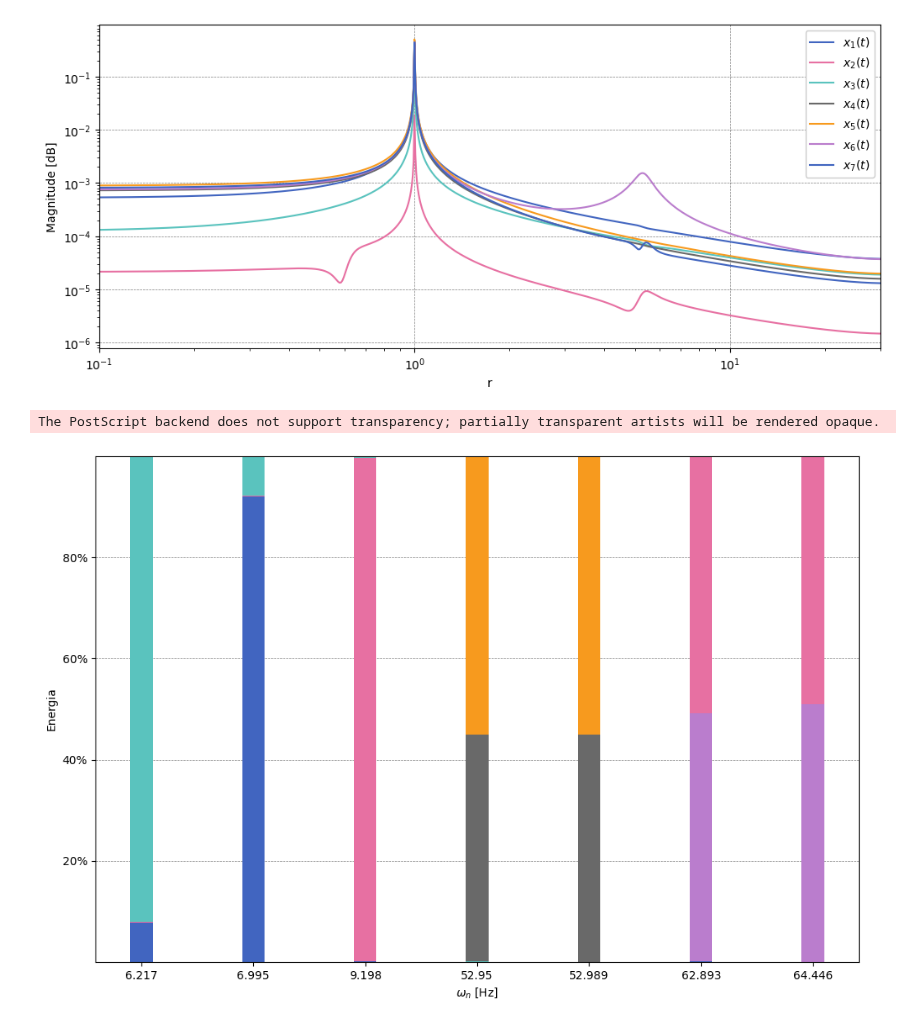
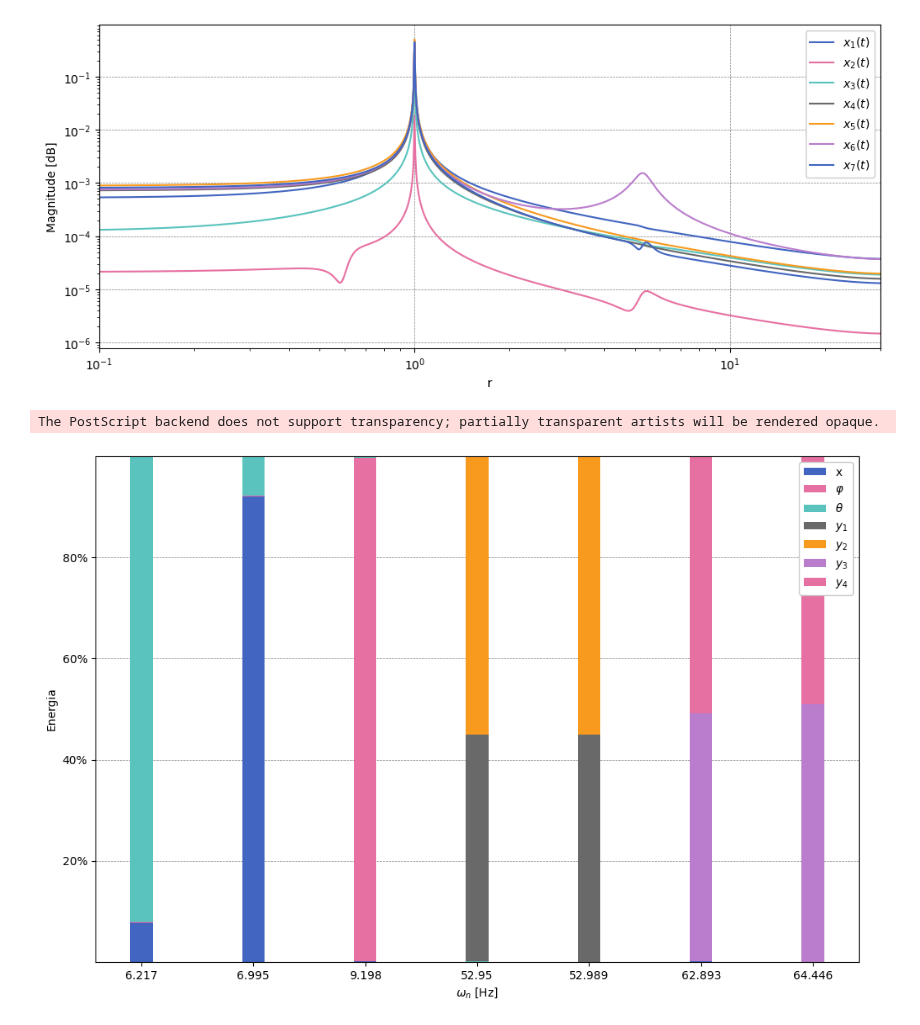
Before and after one commit to ErickNMA/vibrations, a Jupyter notebook: full_car/analise_modal.ipynb, the cells around one changed output. Cells and saved outputs as stored; diff of their text form; code cells hidden in the pictures.

```diff
--- a/full_car/analise_modal.ipynb
+++ b/full_car/analise_modal.ipynb
@@ -331,31 +332,38 @@ The PostScript backend does not support transparency; partially transparent arti
 # %%
 # for each eigenvalue ( natural frequency ), plot an bar
 # of the energy of the system at that frequency with the eigenvector
 
 
 colors = ['C6', 'C1', 'C2', 'C3', 'C4', 'C5', 'C7', 'C8', 'C9', 'C0']
 
 wn = sorted(wn, reverse=True)
 
+labels = ['x', '$\\varphi$', '$\\theta$', '$y_1$', '$y_2$', '$y_3$', '$y_4$']
+
 plt.rcParams['figure.figsize'] = (12, 8)
 plt.figure()
 for i in range(len(wn)):
     w = wn[i]
     p = np.abs(P[:, i])**2
 
     for j in range(len(p)):
-        plt.bar((i+1), p[j], bottom=np.sum(p[:j]), width=0.2, color=colors[j])
+        if(j==i):
+            plt.bar((i+1), p[j], bottom=np.sum(p[:j]), width=0.2, color=colors[j], label=labels[i])
+        else:
+            plt.bar((i+1), p[j], bottom=np.sum(p[:j]), width=0.2, color=colors[j])
 
 
 plt.xlabel(r'$\omega_n$ [Hz]')
 plt.ylabel('Energia')
+plt.legend()
 
 # y ticks in percentage
 plt.gca().yaxis.set_major_formatter(lambda x, _: f'{x*100:.0f}%')
 plt.xticks(range(N, 0, -1), np.round((wn), 3))
 
 # plt.legend([r'$m$', r'$i_x$', r'$i_y$', r'$m_f$', r'$m_r$'])
-plt.savefig('curves/energy.eps', dpi=600, transparent=True, bbox_inches='tight')
+plt.savefig('curves/energy.eps', dpi=600,
+            transparent=True, bbox_inches='tight')
 # %% [output]
 The PostScript backend does not support transparency; partially transparent artists will be rendered opaque.
-[figure, old version]
+[figure, new version]
```
Also changed, not shown: parts of 7 cells of this notebook, 10 other files.
